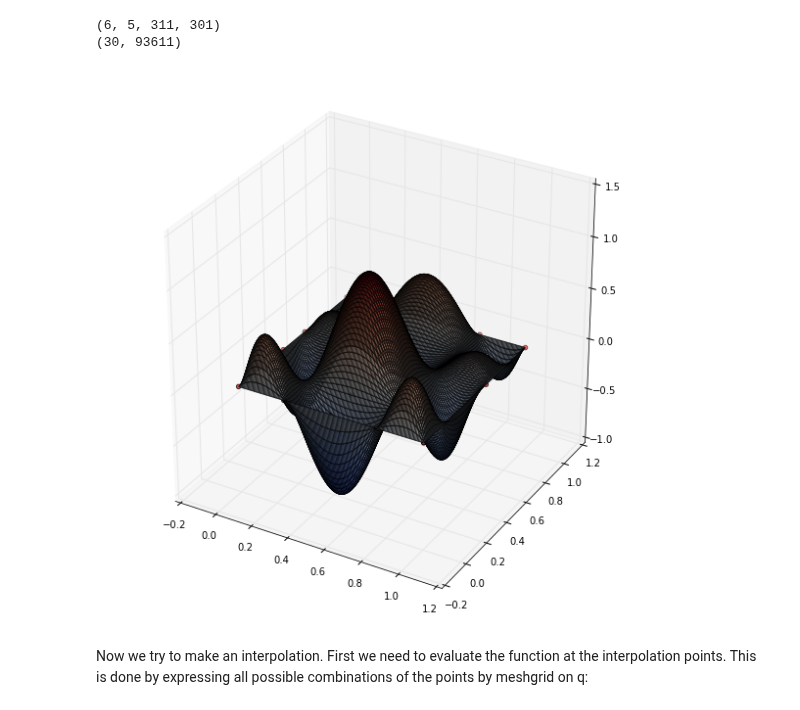
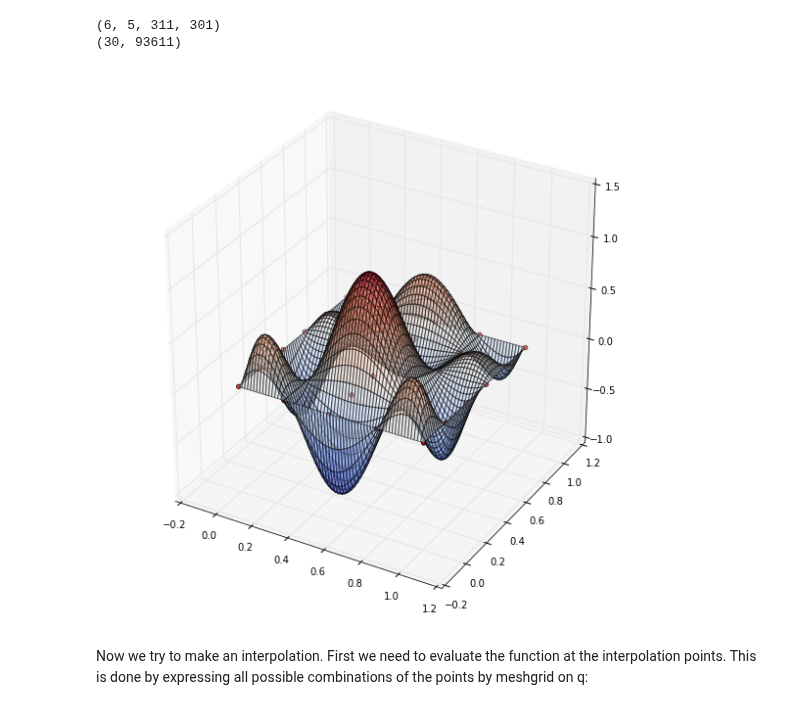
Before and after one commit to sissa/P1.4_seed, a Jupyter notebook: python-lectures/02_interpolation-2d.ipynb, the cells around one changed output. Saved outputs shown, nothing was run; the diff lists cells and outputs as text; code cells hidden in the pictures.

```diff
--- a/python-lectures/02_interpolation-2d.ipynb
+++ b/python-lectures/02_interpolation-2d.ipynb
@@ -91,15 +91,15 @@ print(Lf.shape)
 # %%
 from mpl_toolkits.mplot3d import Axes3D
 
 X = meshgrid(x[0], x[1])
 Q = meshgrid(q[0], q[1])
 
 fig = figure(figsize=[10,10])
 ax = fig.gca(projection='3d')
-surf2 = ax.plot_surface(X[0], X[1], L[2,2], rstride=2, cstride=2, cmap=cm.coolwarm, alpha=0.7)
+surf2 = ax.plot_surface(X[0], X[1], L[2,2], rstride=5, cstride=5, cmap=cm.coolwarm, alpha=0.5)
 scatter = ax.scatter(Q[0], Q[1], zeros_like(Q[0]), c='r', marker='o')
 # %% [output]
-[figure, old version]
+[figure, new version]
 # %% [markdown]
 Now we try to make an interpolation. First we need to evaluate the function at the interpolation
 points. This is done by expressing all possible combinations of the points by meshgrid on q:
```
Also changed, not shown: parts of 1 cell of this notebook.
